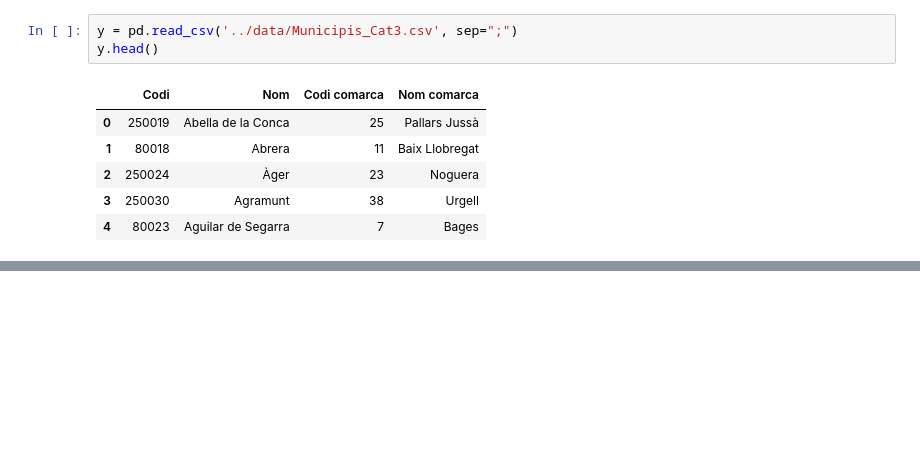
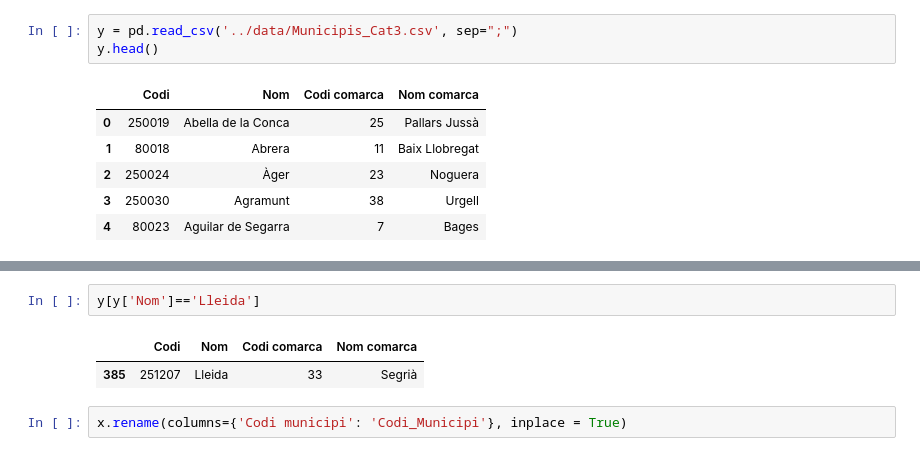
Before and after one commit to joanrocajovani/final-project, a Jupyter notebook: src/Cleaning.ipynb, the cells around one changed output, grey strips where cells are left out. Cells and saved outputs as stored; diff of their text form; blank space fills up the shorter version.

```diff
--- a/src/Cleaning.ipynb
+++ b/src/Cleaning.ipynb
@@ -199,0 +108,7 @@ df[df['Postal_Code'] == 17080]
+# %%
+y[y['Nom']=='Lleida']
+# %% [output]
+|  | Codi | Nom | Codi comarca | Nom comarca |
+| 385 | 251207 | Lleida | 33 | Segrià |
+# %%
+x.rename(columns={'Codi municipi': 'Codi_Municipi'}, inplace = True)
```
Also changed, not shown: parts of 43 cells of this notebook.
